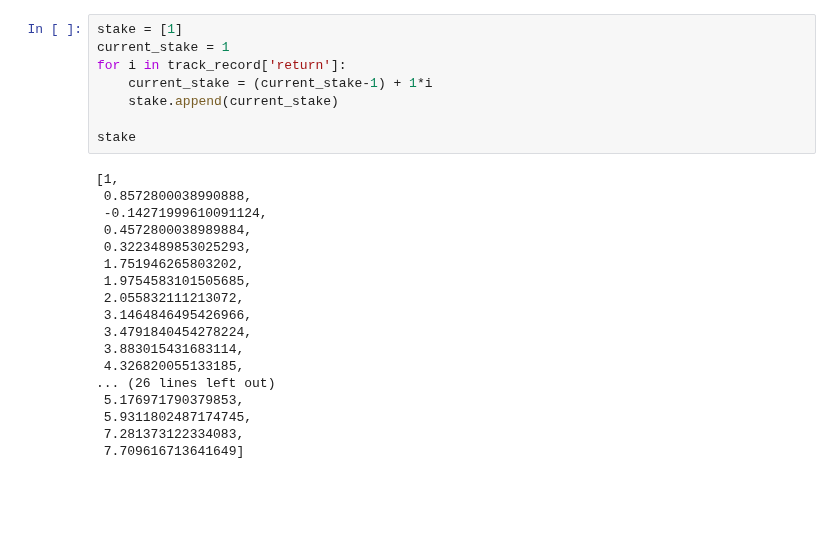
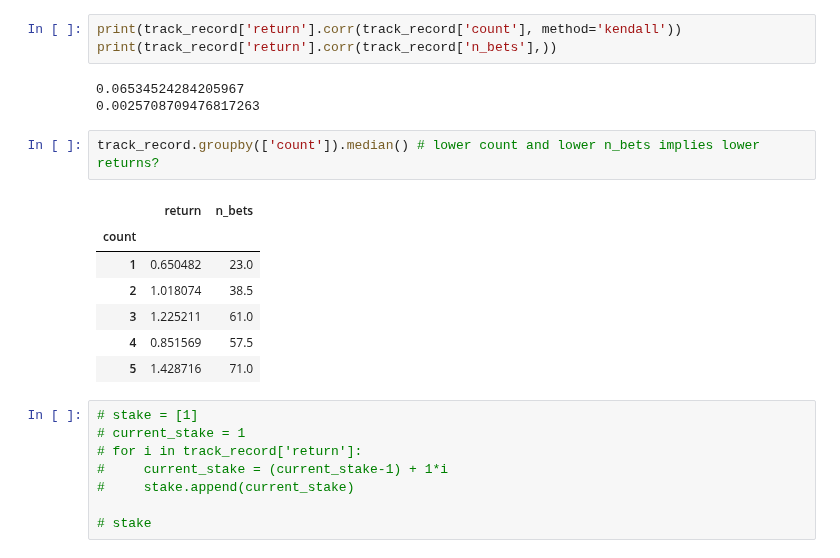
Before and after one commit to MarcosAugusto47/soccer-betting-strategy, a Jupyter notebook: plot.ipynb, the cells around one changed output. Cells and saved outputs as stored; diff of their text form; blank space fills up the shorter version.

```diff
--- a/plot.ipynb
+++ b/plot.ipynb
@@ -53,29 +60,27 @@ track_record
+# %%
+print(track_record['return'].corr(track_record['count'], method='kendall'))
+print(track_record['return'].corr(track_record['n_bets'],))
+# %% [output]
+0.06534524284205967
+0.0025708709476817263
+# %%
+track_record.groupby(['count']).median() # lower count and lower n_bets implies lower returns?
+# %% [output]
+|  | return | n_bets |
+| count |  |  |
+| 1 | 0.650482 | 23.0 |
+| 2 | 1.018074 | 38.5 |
+| 3 | 1.225211 | 61.0 |
+| 4 | 0.851569 | 57.5 |
+| 5 | 1.428716 | 71.0 |
 # %%
-stake = [1]
-current_stake = 1
-for i in track_record['return']:
-    current_stake = (current_stake-1) + 1*i
-    stake.append(current_stake)
+# stake = [1]
+# current_stake = 1
+# for i in track_record['return']:
+#     current_stake = (current_stake-1) + 1*i
+#     stake.append(current_stake)
 
-stake
+# stake
-# %% [output]
-[1,
- 0.8572800038990888,
- -0.14271999610091124,
- 0.4572800038989884,
- 0.3223489853025293,
- 1.751946265803202,
- 1.9754583101505685,
- 2.055832111213072,
- 3.1464846495426966,
- 3.4791840454278224,
- 3.883015431683114,
- 4.326820055133185,
-... (26 lines left out)
- 5.176971790379853,
- 5.9311802487174745,
- 7.281373122334083,
- 7.709616713641649]
 # %%
 stake = [1]
 current_stake = 1
```
Also changed, not shown: parts of 10 cells of this notebook, 7 other files.
